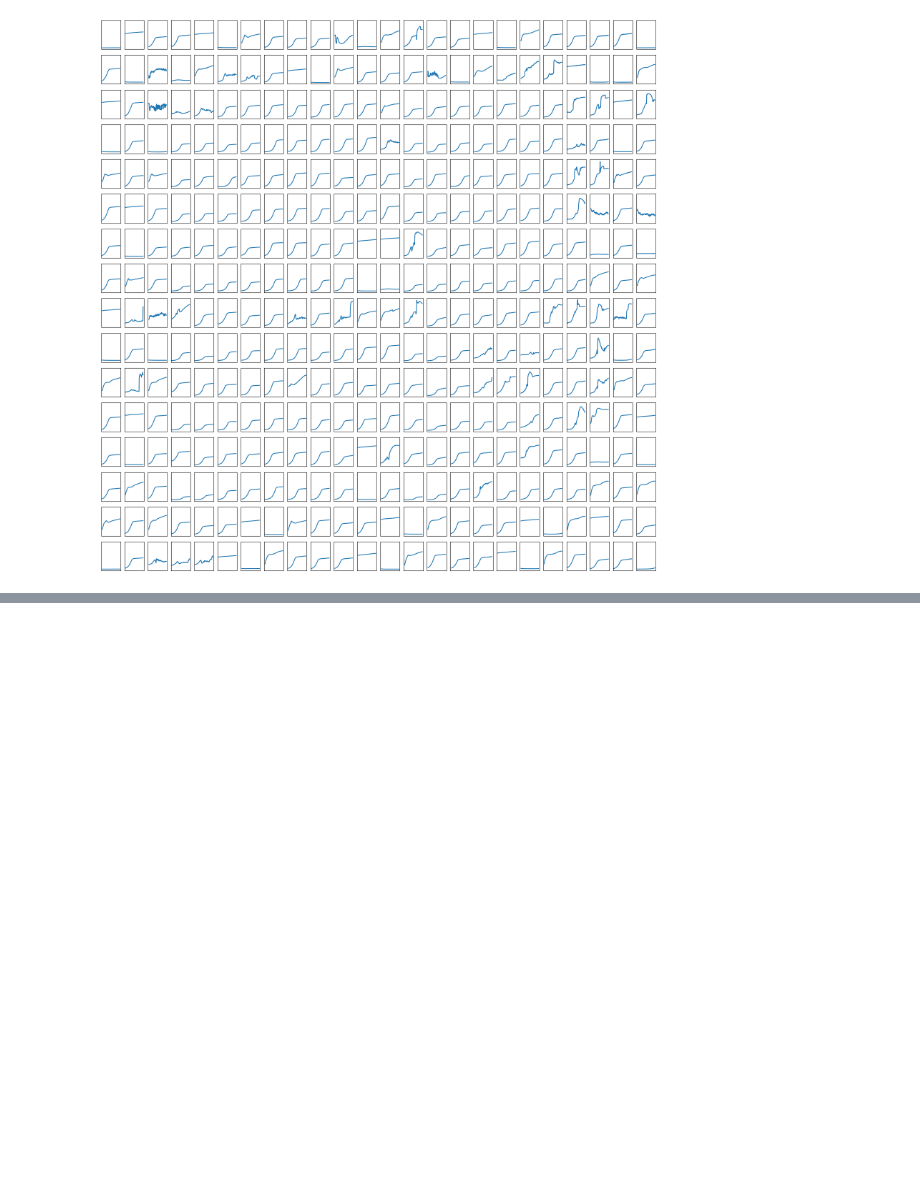
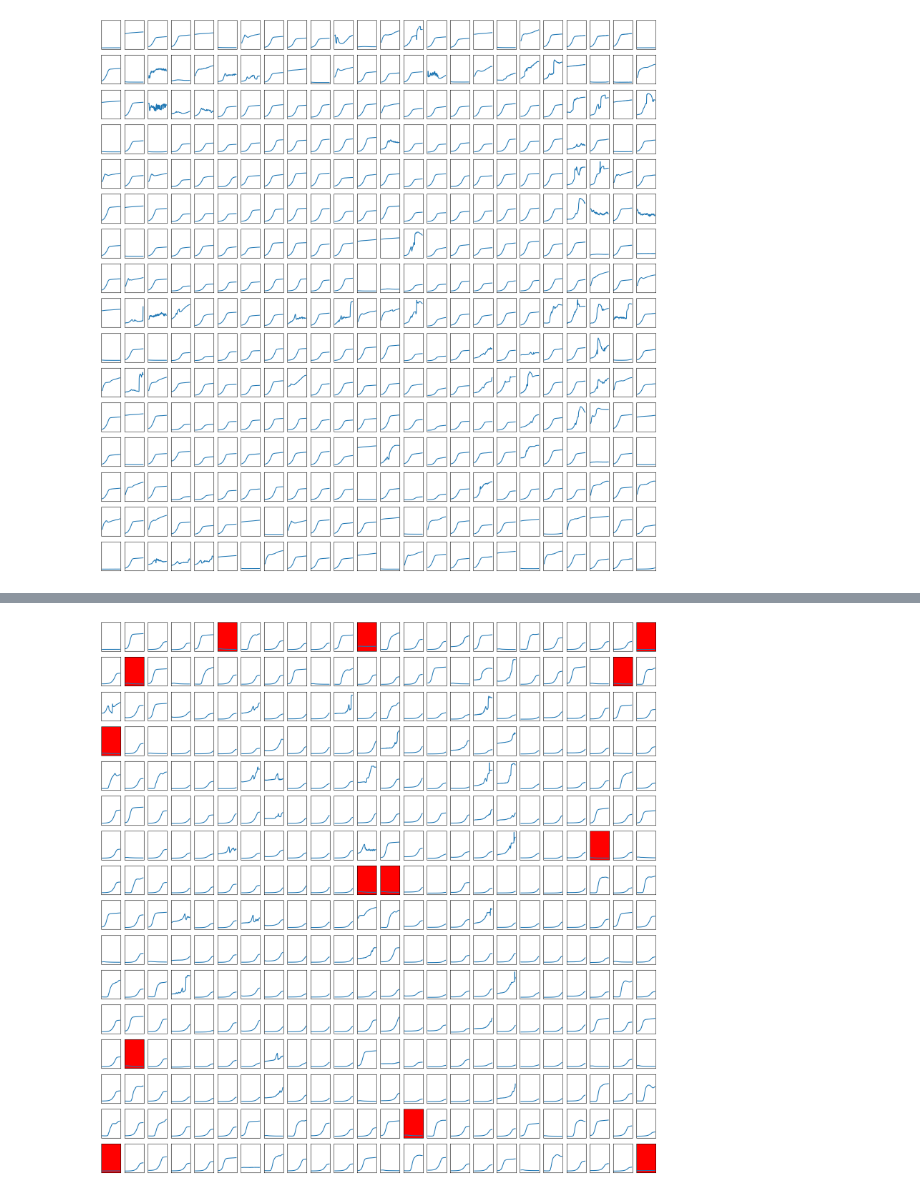
Before and after one commit to rutuja-gupte/sharp-pombe-fitness, a Jupyter notebook: Plotting Plates.ipynb, the cells around one changed output, grey strips where cells are left out. Saved outputs shown, nothing was run; the diff lists cells and outputs as text; code cells hidden in the pictures; blank space fills up the shorter version.

```diff
--- a/Plotting Plates.ipynb
+++ b/Plotting Plates.ipynb
@@ -172,0 +173,9 @@ graph_df(df7, l)
+# %%
+string = '''
+ "D1"  "P1"  "B2"  "M2"  "A6"  "A12" "H12" "H13" "O14" "G22" "B23" "A24" "P24"
+ '''
+l = string.replace('"', "").split()
+l = list(set(l))
+graph_df(df8, l)
+# %% [output]
+[figure, added]
```
Also changed, not shown: parts of 2 cells of this notebook, 3 other files.
